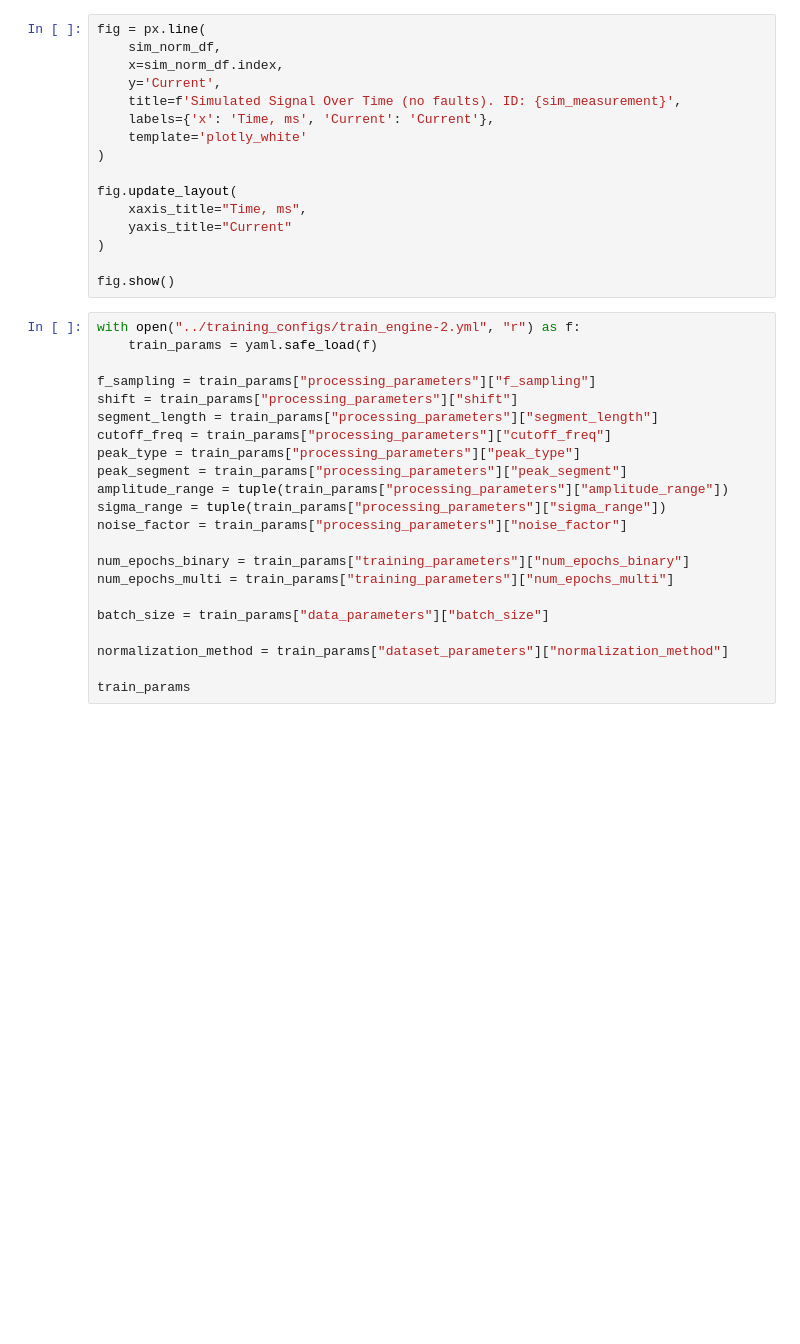
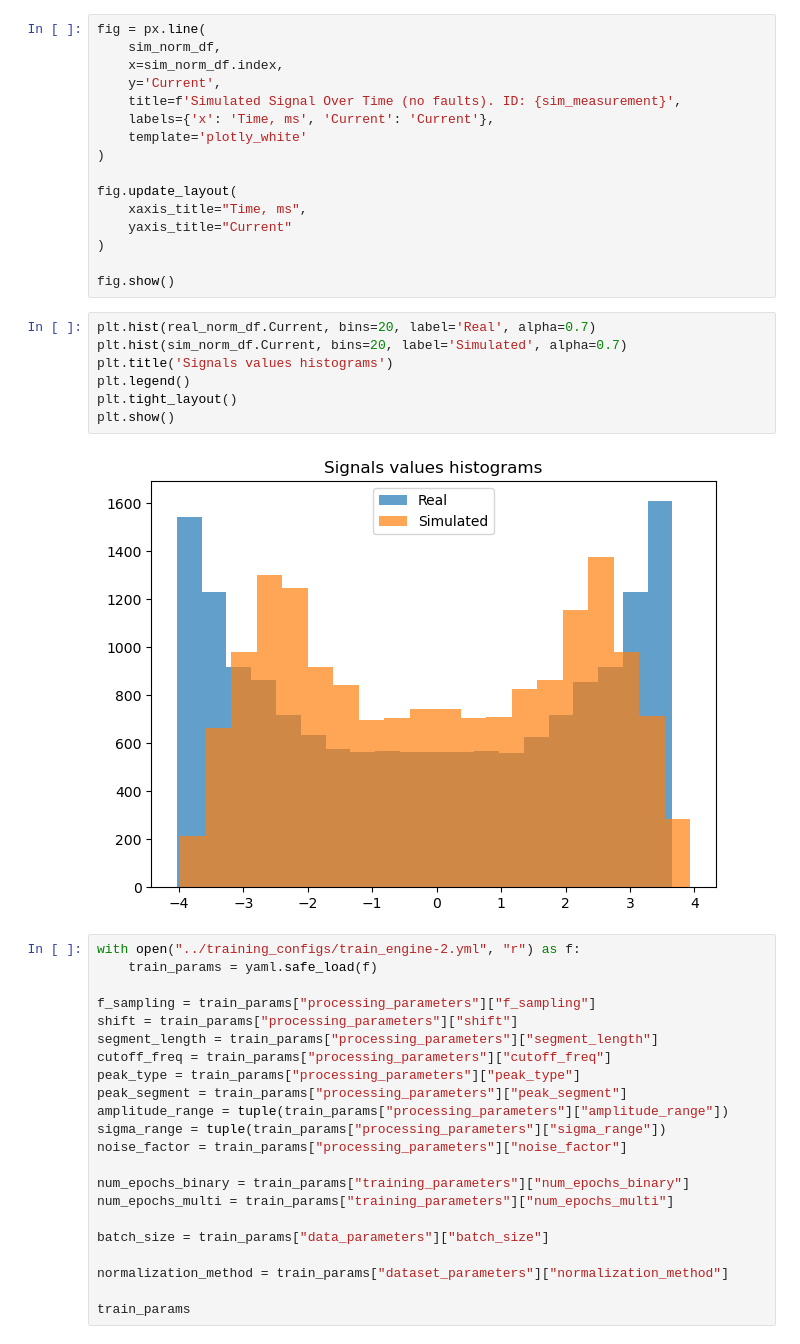
Before and after one commit to xndrleib/Motor-Fault-Detection, a Jupyter notebook: notebooks/__Task_3_Signal_Comparsion.ipynb, the cells around one changed output. Cells and saved outputs as stored; diff of their text form; blank space fills up the shorter version.

```diff
--- a/notebooks/__Task_3_Signal_Comparsion.ipynb
+++ b/notebooks/__Task_3_Signal_Comparsion.ipynb
@@ -128,6 +129,15 @@ fig.update_layout(
 )
 
 fig.show()
+# %%
+plt.hist(real_norm_df.Current, bins=20, label='Real', alpha=0.7)
+plt.hist(sim_norm_df.Current, bins=20, label='Simulated', alpha=0.7)
+plt.title('Signals values histograms')
+plt.legend()
+plt.tight_layout()
+plt.show()
+# %% [output]
+[figure, added]
 # %%
 with open("../training_configs/train_engine-2.yml", "r") as f:
     train_params = yaml.safe_load(f)
```
Also changed, not shown: parts of 11 cells of this notebook, 8 other files.
